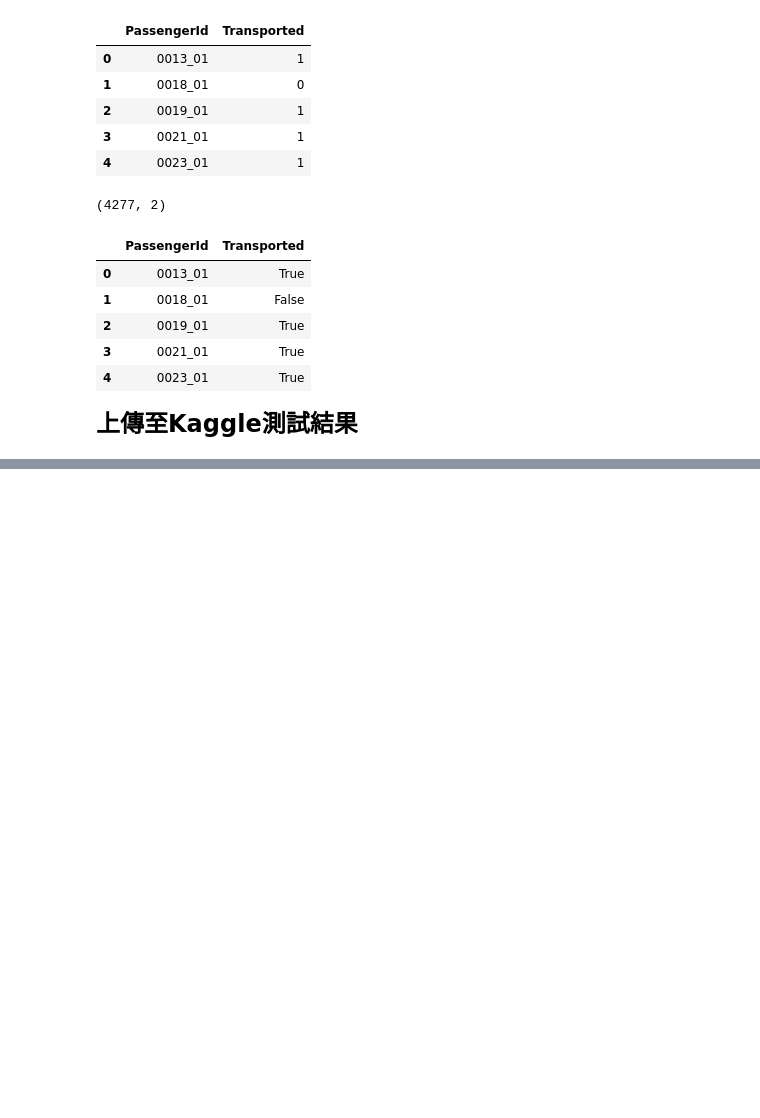
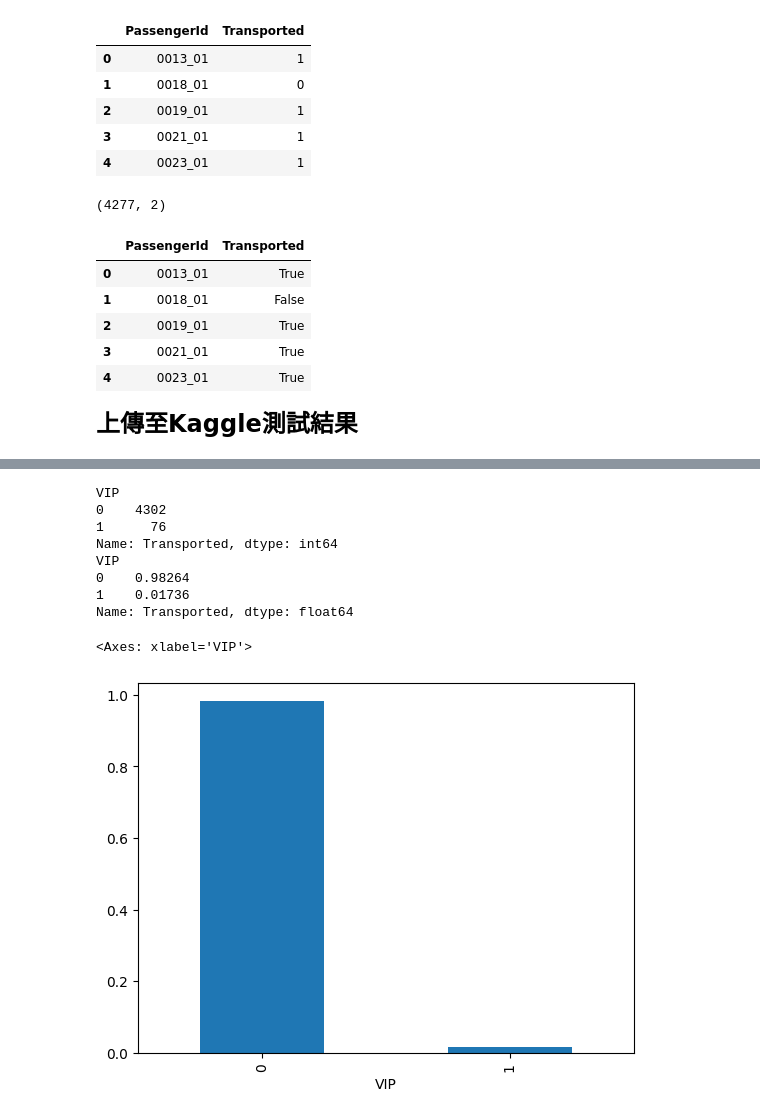
Before and after one commit to Aerofe/ML, a Jupyter notebook: ML-Midterm/main.ipynb, the cells around one changed output, grey strips where cells are left out. Saved outputs shown, nothing was run; the diff lists cells and outputs as text; code cells hidden in the pictures; blank space fills up the shorter version.

```diff
--- a/ML-Midterm/main.ipynb
+++ b/ML-Midterm/main.ipynb
@@ -691,0 +733,17 @@ sub.to_csv('submission.csv',index=False)
+# %%
+vip = train_data.groupby('VIP').Transported.sum()
+TS_vip= train_data.Transported.sum()
+print(vip)
+print(vip/TS_vip)
+(vip/TS_vip).plot(kind='bar')
+# %% [output]
+VIP
+0    4302
+1      76
+Name: Transported, dtype: int64
+VIP
+0    0.98264
+1    0.01736
+Name: Transported, dtype: float64
+<Axes: xlabel='VIP'>
+[figure, added]
```
Also changed, not shown: parts of 32 cells of this notebook.
